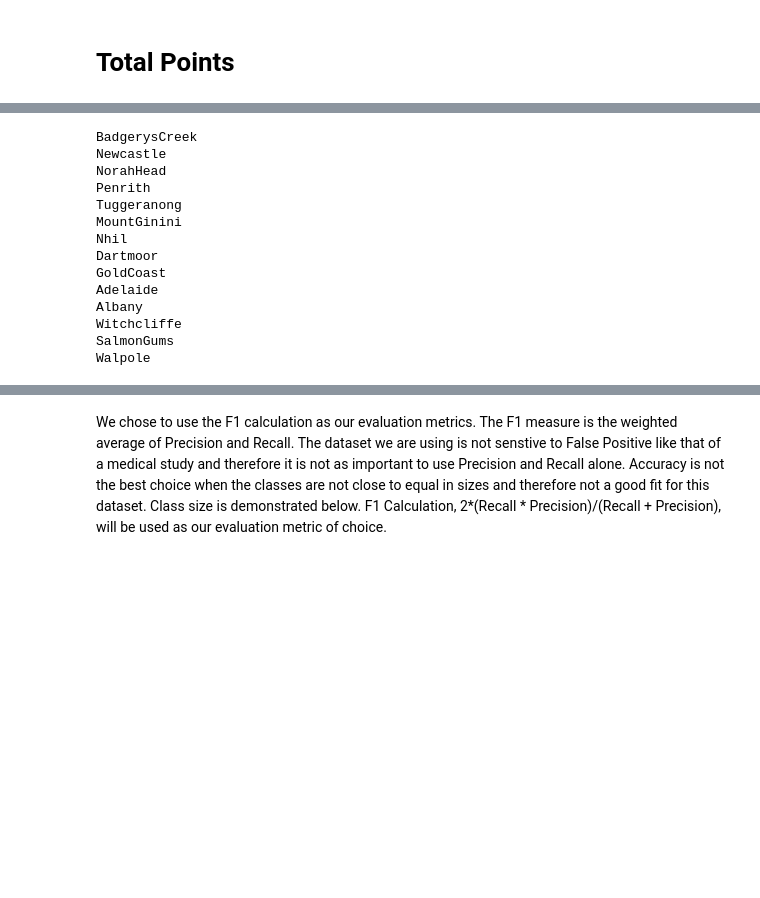
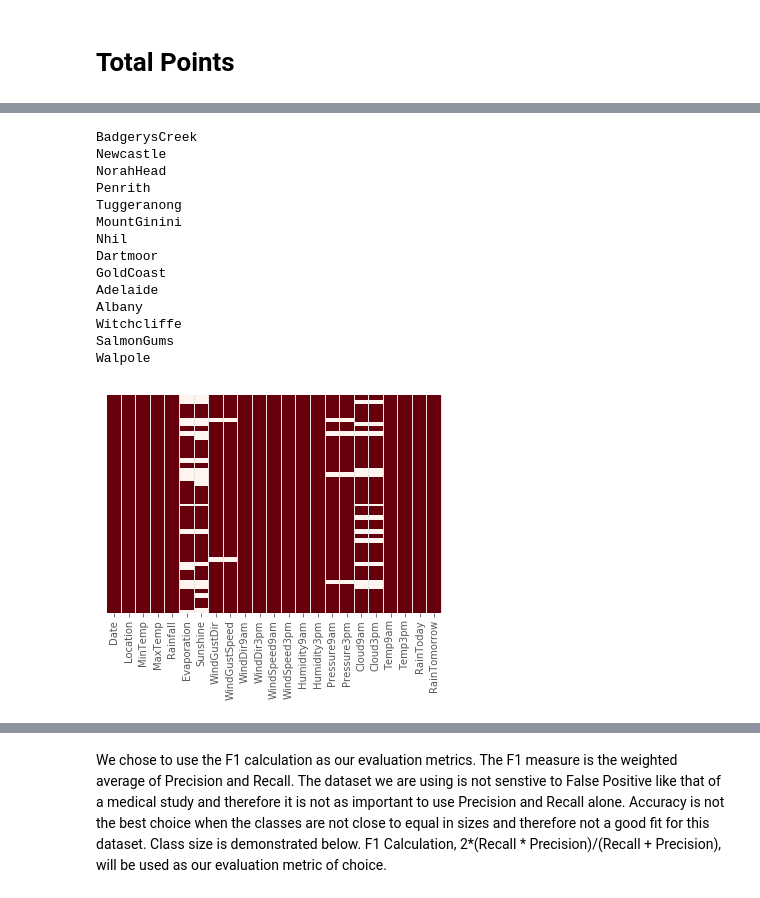
Before and after one commit to jpafford/Data_Mining_7331, a Jupyter notebook: Lab Two Classification.ipynb, the cells around one changed output, grey strips where cells are left out. Drawn from its saved outputs; the diff is of its cells as text; code cells hidden in the pictures; blank space fills up the shorter version.

Commit message:
Update DP1 and DP2 - AHO
Updated DP1 and DP2.  Added a heat map and histogram under DP1.

```diff
--- a/Lab Two Classification.ipynb
+++ b/Lab Two Classification.ipynb
@@ -140,35 +152,39 @@ def find_top(templist, index):
 # %%
 ##load pre-generated rainfall.csv file.
 rainfall = pd.read_csv('rainfall.csv', index_col=0)
+
+# Visualising missing data:
+sns.heatmap(rainfall.isnull(),yticklabels=False,cbar=False,cmap='Reds_r')
 
 #Variables 'Evaporation' and 'Sunshine' contained many missing values, too many to be imputed.
 rainfall = rainfall.drop(['Evaporation', 'Sunshine'], axis = 1)
 
 #Get name of all cities in the data frame.
 l = list(rainfall.Location.unique())
 
 #Drop all observations with NaN's.  These are values that could not be imputed using the above code.
 rainfall.dropna(subset = list(rainfall), inplace = True)
 
 #List all cities that were dropped
 for i in l:
     if i not in rainfall.Location.unique():
         print(i)
 
 #'Date' and 'Location' variables not needed for prediction.
 rainfall = rainfall.drop(['Date', 'Location'], axis = 1)
 # %% [output]
 BadgerysCreek
 Newcastle
 NorahHead
 Penrith
 Tuggeranong
 MountGinini
 Nhil
 Dartmoor
 GoldCoast
 Adelaide
 Albany
 Witchcliffe
 SalmonGums
 Walpole
+[figure, added]
```
Also changed, not shown: parts of 20 cells of this notebook, 1 other file.
